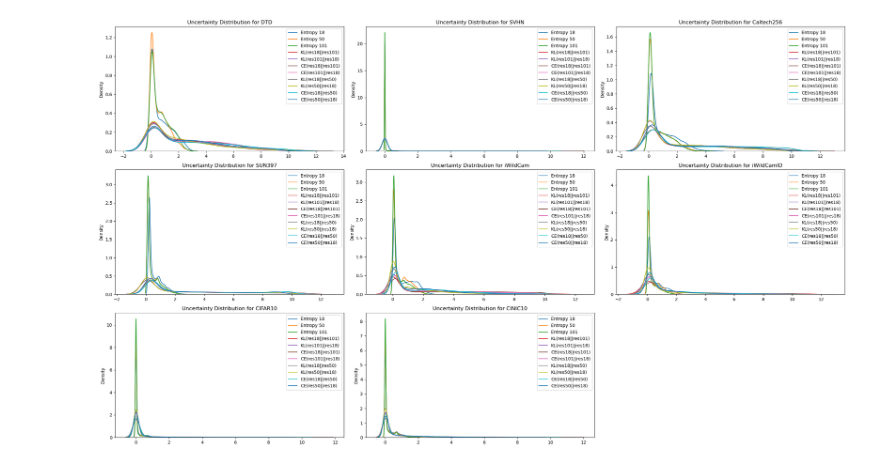
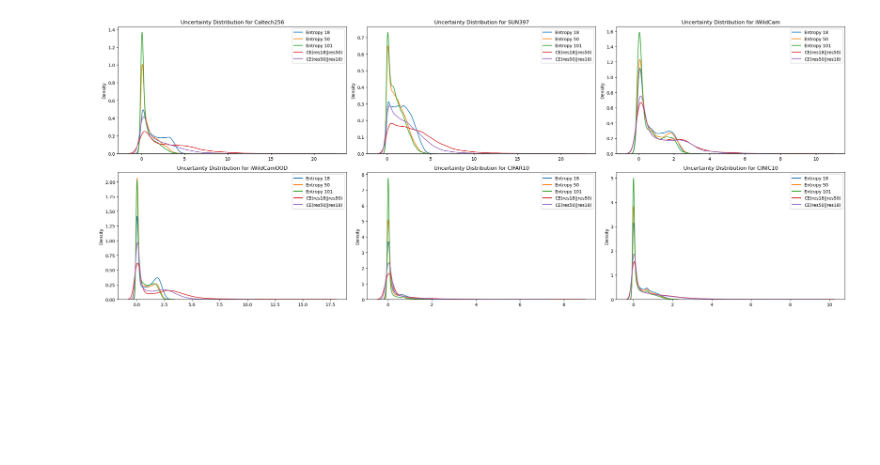
Before and after one commit to TimothyZG/wliura2024, a Jupyter notebook: Analysis/02-uncertainty-distrubution.ipynb, the cells around one changed output. Cells and saved outputs as stored; diff of their text form; code cells hidden in the pictures; blank space fills up the shorter version.

```diff
--- a/Analysis/02-uncertainty-distrubution.ipynb
+++ b/Analysis/02-uncertainty-distrubution.ipynb
@@ -4,48 +4,45 @@ import numpy as np
 import matplotlib.pyplot as plt
 import seaborn as sns
 
-datasets = ["DTD","SVHN","Caltech256","SUN397","iWildCam","iWildCamID","CIFAR10","CINIC10"] # "EuroSAT","GTSRB","MNIST"
+datasets = ["Caltech256","SUN397","iWildCam","iWildCamOOD","CIFAR10","CINIC10"]
 nbn = "02_" # Notebook Number; Prefix for artifacts path
 # %%
 nrows = 3
 ncols = 3
 
 pred_prefix = "csv/prediction_"
+pred_suffix = "_Resnet"
 unc_prefix = "csv/uncertainty_"
 
 fig, axes = plt.subplots(nrows, ncols, figsize=(8 * ncols, 5 * nrows))
 
 for i, ds in enumerate(datasets):
-    pred = pd.read_csv(f"{pred_prefix}{ds}.csv", index_col="Unnamed: 0")
-    unc_pred = pd.read_csv(f"{unc_prefix}{ds}.csv", index_col="Unnamed: 0")
+    pred = pd.read_csv(f"{pred_prefix}{ds}{pred_suffix}.csv", index_col="Unnamed: 0")
+    unc_pred = pd.read_csv(f"{unc_prefix}{ds}{pred_suffix}.csv", index_col="Unnamed: 0")
     ax = axes[i // ncols, i % ncols]
 
     sns.kdeplot(unc_pred["ent_18"], label='Entropy 18', ax=ax)
     sns.kdeplot(unc_pred["ent_50"], label='Entropy 50', ax=ax)
     sns.kdeplot(unc_pred["ent_101"], label='Entropy 101', ax=ax)
-    sns.kdeplot(unc_pred["kl_18_101"], label='KL(res18||res101)', ax=ax)
-    sns.kdeplot(unc_pred["kl_101_18"], label='KL(res101||res18)', ax=ax)
-    sns.kdeplot(unc_pred["ce_18_101"], label='CE(res18||res101)', ax=ax)
-    sns.kdeplot(unc_pred["ce_101_18"], label='CE(res101||res18)', ax=ax)
-    sns.kdeplot(unc_pred["kl_18_50"], label='KL(res18||res50)', ax=ax)
-    sns.kdeplot(unc_pred["kl_50_18"], label='KL(res50||res18)', ax=ax)
+    # sns.kdeplot(unc_pred["ce_18_101"], label='CE(res18||res101)', ax=ax)
+    # sns.kdeplot(unc_pred["ce_101_18"], label='CE(res101||res18)', ax=ax)
     sns.kdeplot(unc_pred["ce_18_50"], label='CE(res18||res50)', ax=ax)
     sns.kdeplot(unc_pred["ce_50_18"], label='CE(res50||res18)', ax=ax)
 
     ax.set_title(f'Uncertainty Distribution for {ds}')
     ax.set_xlabel("")
     ax.set_ylabel('Density')
     ax.legend()
 
 
 for j in range(len(datasets), nrows * ncols):
     fig.delaxes(axes[j // ncols, j % ncols])
 
 plt.tight_layout(rect=[0, 0.03, 1, 0.95])
 
 plt.savefig(f"artifacts/{nbn}uncertainty_distributions.png")
 
 plt.show()
 # %% [output]
-[figure, old version]
+[figure, new version]
 # %%
```
Also changed, not shown: parts of 5 cells of this notebook, 6 other files.
